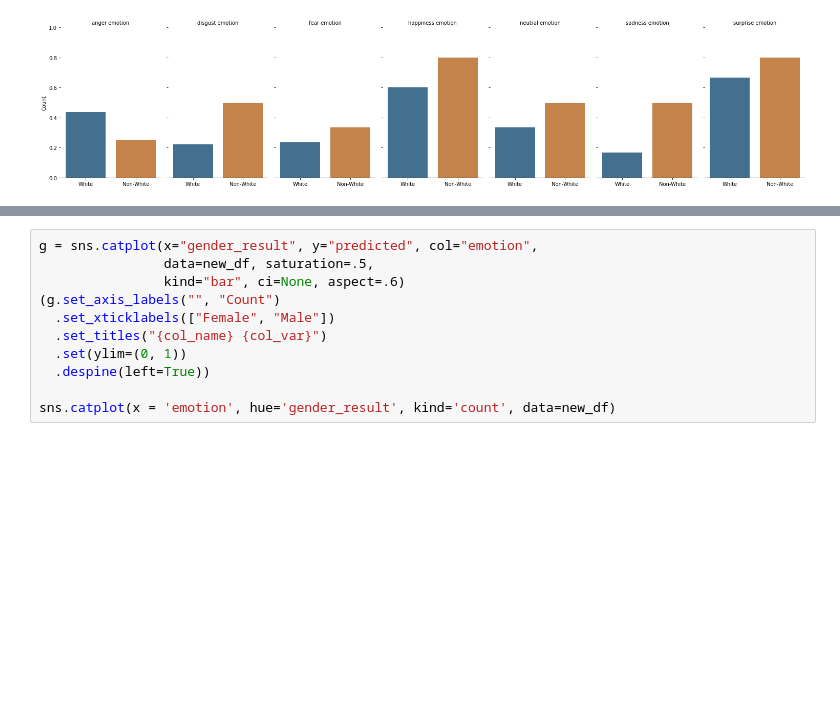
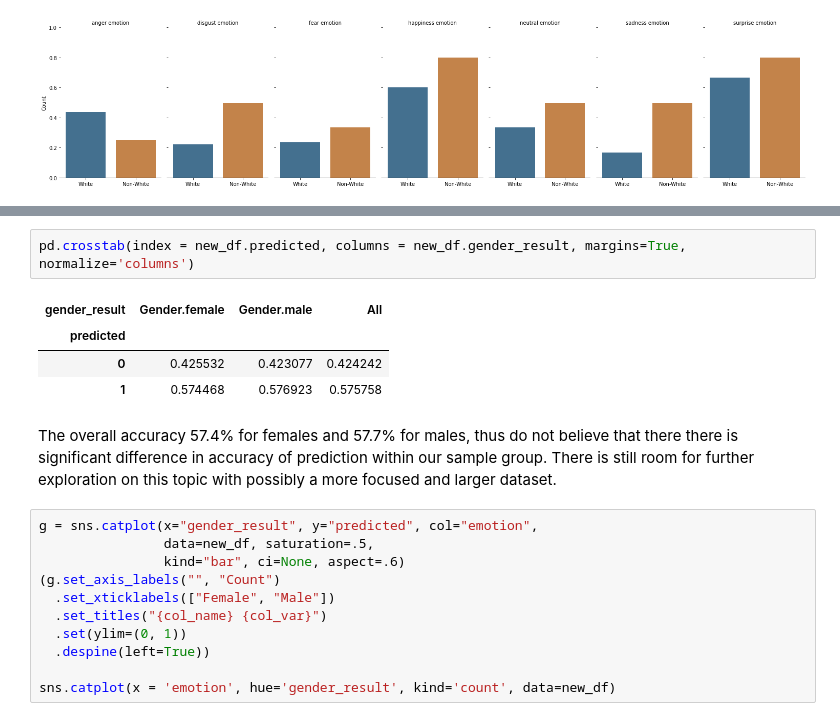
Before and after one commit to nagemnat/cs_face, a Jupyter notebook: emotions.ipynb, the cells around one changed output, grey strips where cells are left out. Drawn from its saved outputs; the diff is of its cells as text; blank space fills up the shorter version.

```diff
--- a/emotions.ipynb
+++ b/emotions.ipynb
@@ -628,3 +648,12 @@ g = sns.catplot(x="race_actual", y="predicted", col="emotion",
+# %%
+pd.crosstab(index = new_df.predicted, columns = new_df.gender_result, margins=True, normalize='columns')
+# %% [output]
+| gender_result | Gender.female | Gender.male | All |
+| predicted |  |  |  |
+| 0 | 0.425532 | 0.423077 | 0.424242 |
+| 1 | 0.574468 | 0.576923 | 0.575758 |
+# %% [markdown]
+The overall accuracy 57.4% for females and 57.7% for males, thus do not believe that there there is significant difference in accuracy of prediction within our sample group. There is still room for further exploration on this topic with possibly a more focused and larger dataset.
 # %%
 g = sns.catplot(x="gender_result", y="predicted", col="emotion",
                 data=new_df, saturation=.5,
```
Also changed, not shown: parts of 28 cells of this notebook.
